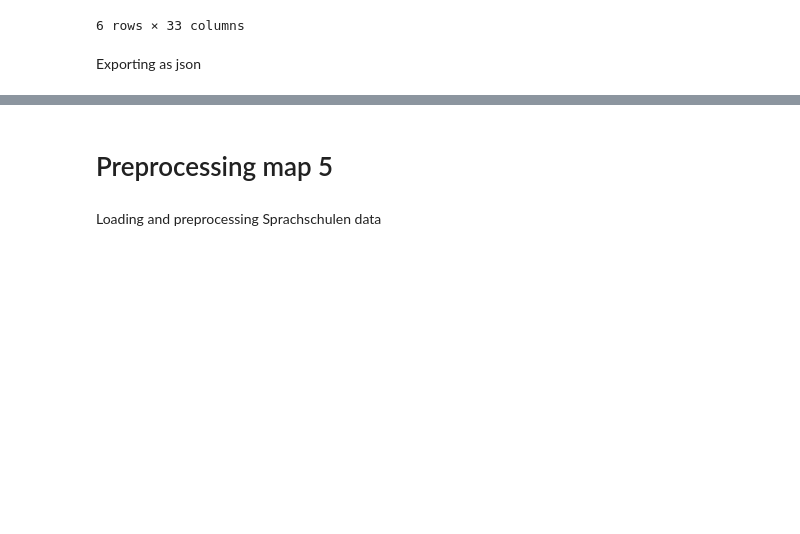
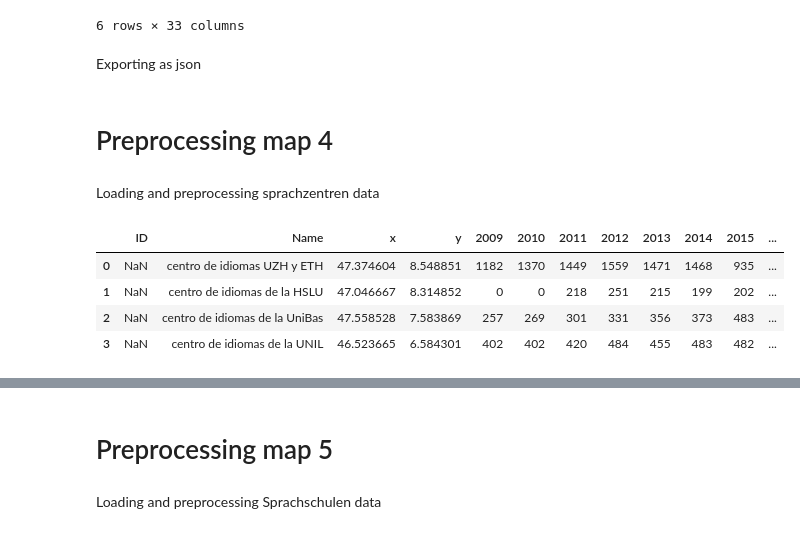
Before and after one commit to SebastianHafner/mapaespanolsuiza, a Jupyter notebook: preprocessing/data_preprocessing.ipynb, the cells around one changed output, grey strips where cells are left out. Saved outputs shown, nothing was run; the diff lists cells and outputs as text; code cells hidden in the pictures; blank space fills up the shorter version.

```diff
--- a/preprocessing/data_preprocessing.ipynb
+++ b/preprocessing/data_preprocessing.ipynb
@@ -729,3 +741,17 @@ df_uni_stats.head(10)
 Exporting as json
 # %%
 df_uni_stats.to_json(f'../map3/map3_chart.json', orient='table')
+# %% [markdown]
+# Preprocessing map 4
+# %% [markdown]
+Loading and preprocessing sprachzentren data
+# %%
+fname_centers = 'SprachenzentrenUniversitäten.xlsx'
+df_centers = pd.read_excel(f'{path_languages}{fname_centers}', sheet_name='Tabelle1')
+df_centers.head()
+# %% [output]
+|  | ID | Name | x | y | 2009 | 2010 | 2011 | 2012 | 2013 | 2014 | 2015 | ... |
+| 0 | NaN | centro de idiomas UZH y ETH | 47.374604 | 8.548851 | 1182 | 1370 | 1449 | 1559 | 1471 | 1468 | 935 | ... |
+| 1 | NaN | centro de idiomas de la HSLU | 47.046667 | 8.314852 | 0 | 0 | 218 | 251 | 215 | 199 | 202 | ... |
+| 2 | NaN | centro de idiomas de la UniBas | 47.558528 | 7.583869 | 257 | 269 | 301 | 331 | 356 | 373 | 483 | ... |
+| 3 | NaN | centro de idiomas de la UNIL | 46.523665 | 6.584301 | 402 | 402 | 420 | 484 | 455 | 483 | 482 | ... |
```
Also changed, not shown: parts of 10 cells of this notebook, 11 other files.
